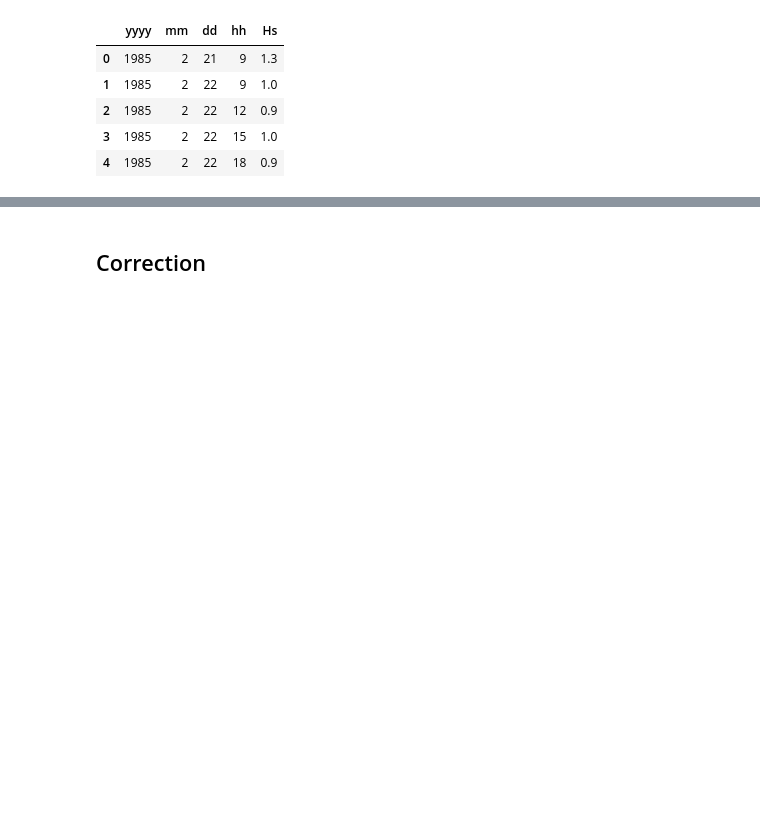
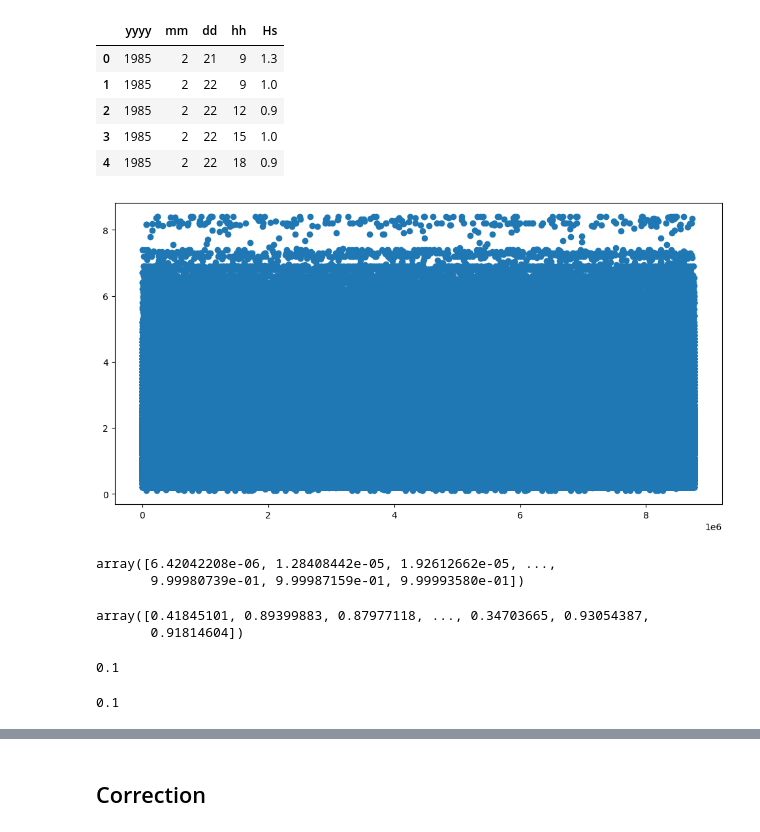
Before and after one commit to viccollado/ExtremeCorrection, a Jupyter notebook: Notebooks/Examples/Hs_Bilbao.ipynb, the cells around one changed output, grey strips where cells are left out. Drawn from its saved outputs; the diff is of its cells as text; code cells hidden in the pictures; blank space fills up the shorter version.

Commit message:
Check of Simulated ARMA class

```diff
--- a/Notebooks/Examples/Hs_Bilbao.ipynb
+++ b/Notebooks/Examples/Hs_Bilbao.ipynb
@@ -32,3 +32,35 @@ df_hs.head()
 | 2 | 1985 | 2 | 22 | 12 | 0.9 |
 | 3 | 1985 | 2 | 22 | 15 | 1.0 |
 | 4 | 1985 | 2 | 22 | 18 | 0.9 |
+# %%
+from src.arma_sim import ArmaSimulation
+
+arma = ArmaSimulation(df_hs, var='Hs', freq=365.25*24)
+# %%
+hs_sim = arma.generate_sim(1000)
+# %%
+plt.figure(figsize=(12,6))
+plt.scatter(np.arange(0,1000*24*365.25), hs_sim)
+plt.show()
+# %% [output]
+[figure, added]
+# %%
+sort_idx = np.argsort(df_hs['Hs'].values)
+ecdf_bilbao_pit = np.arange(1,len(df_hs)+1)/(len(df_hs)+1)
+ecdf_bilbao_pit
+# %% [output]
+array([6.42042208e-06, 1.28408442e-05, 1.92612662e-05, ...,
+       9.99980739e-01, 9.99987159e-01, 9.99993580e-01])
+# %%
+ecdf_bilbao_pit[sort_idx]
+# %% [output]
+array([0.41845101, 0.89399883, 0.87977118, ..., 0.34703665, 0.93054387,
+       0.91814604])
+# %%
+df_hs['Hs'].min()
+# %% [output]
+0.1
+# %%
+np.interp(0.0000001, ecdf_bilbao_pit, df_hs['Hs'].values[sort_idx])
+# %% [output]
+0.1
```
Also changed, not shown: parts of 4 cells of this notebook.
